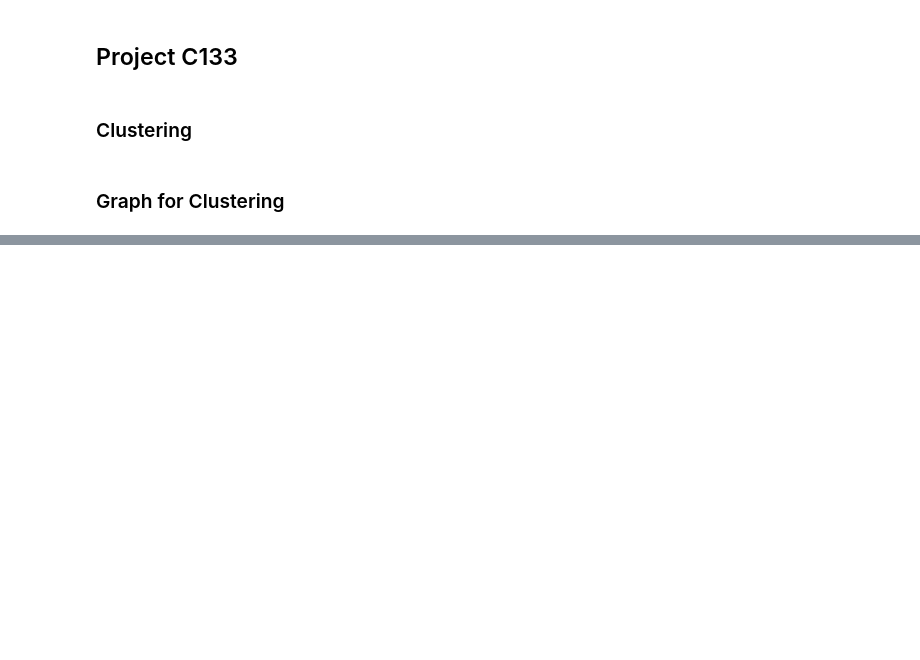
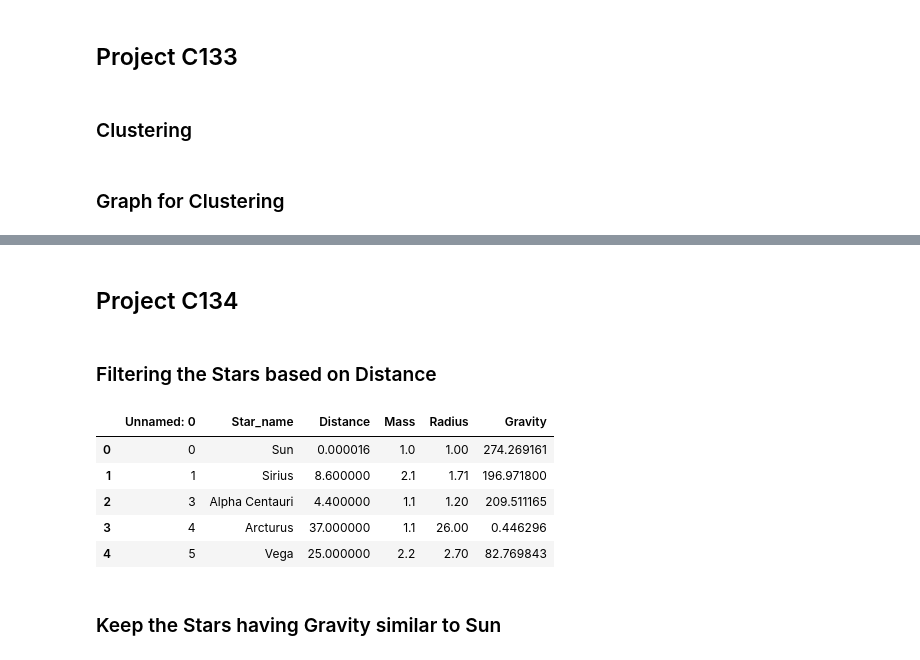
Before and after one commit to YamiAtem/Stars, a Jupyter notebook: notebook.ipynb, the cells around one changed output, grey strips where cells are left out. Drawn from its saved outputs; the diff is of its cells as text; code cells hidden in the pictures; blank space fills up the shorter version.

Commit message:
Project C134

```diff
--- a/notebook.ipynb
+++ b/notebook.ipynb
@@ -113,0 +118,28 @@ plt.show()
+# %% [markdown]
+## Project C134
+# %% [markdown]
+### Filtering the Stars based on Distance
+# %%
+bools = []
+for d in gravity_stars_data_frame.Distance:
+    if int(float(d)) <= 100:
+        bools.append(True)
+    else:
+        bools.append(False)
+
+is_dist = pandas.Series(bools)
+is_dist.head()
+
+star_dist = gravity_stars_data_frame[is_dist]
+
+star_dist.reset_index(inplace=True, drop=True)
+star_dist.head()
+# %% [output]
+|  | Unnamed: 0 | Star_name | Distance | Mass | Radius | Gravity |
+| 0 | 0 | Sun | 0.000016 | 1.0 | 1.00 | 274.269161 |
+| 1 | 1 | Sirius | 8.600000 | 2.1 | 1.71 | 196.971800 |
+| 2 | 3 | Alpha Centauri | 4.400000 | 1.1 | 1.20 | 209.511165 |
+| 3 | 4 | Arcturus | 37.000000 | 1.1 | 26.00 | 0.446296 |
+| 4 | 5 | Vega | 25.000000 | 2.2 | 2.70 | 82.769843 |
+# %% [markdown]
+### Keep the Stars having Gravity similar to Sun
```
Also changed, not shown: parts of 5 cells of this notebook, 2 other files.
